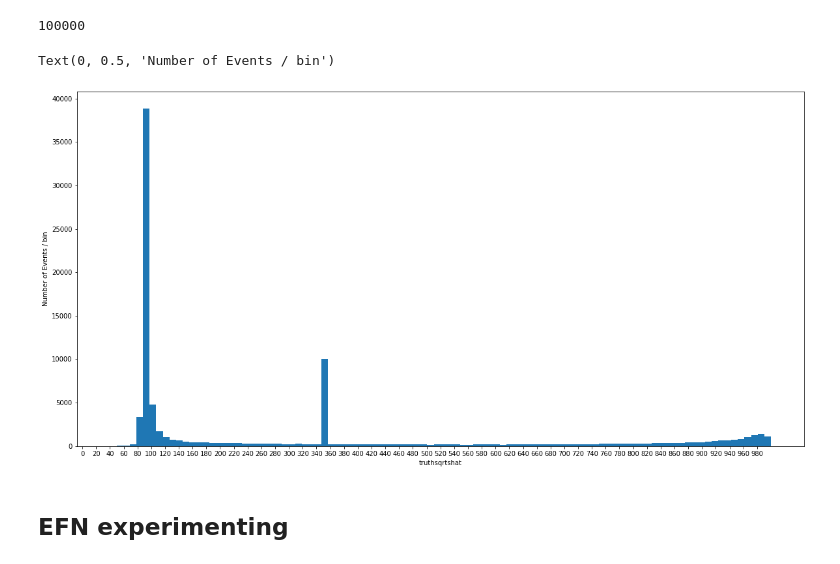
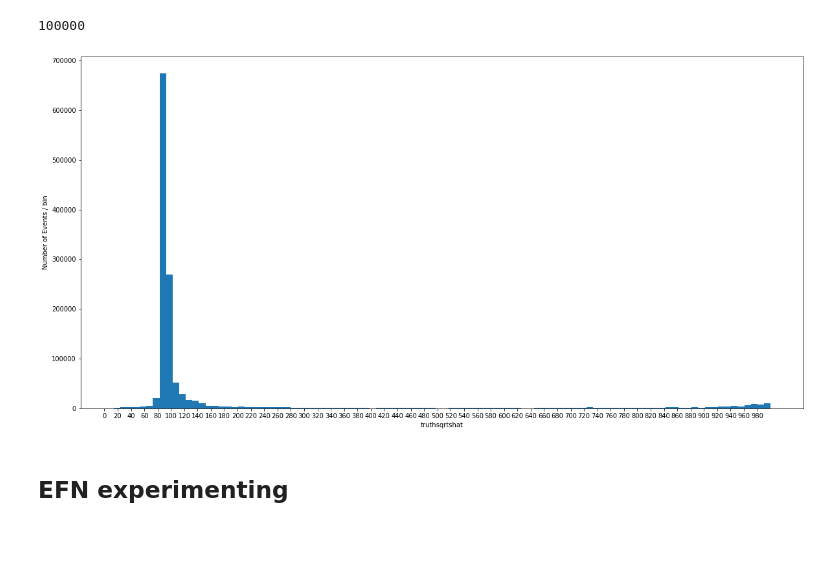
Before and after one commit to bnachman/ILCAnomalies, a Jupyter notebook: DataParser.ipynb, the cells around one changed output. Cells and saved outputs as stored; diff of their text form; code cells hidden in the pictures; blank space fills up the shorter version.

```diff
--- a/DataParser.ipynb
+++ b/DataParser.ipynb
@@ -6,6 +6,8 @@ import glob
 # %%
 bg_file_list = glob.glob("/data0/users/bpnachman/anomaly/bigger/processed_lhe*background.txt")
 signal_file_list = glob.glob("/data0/users/bpnachman/anomaly/bigger/processed_lhe*signal.txt")
+# %%
+big_bg_path = "/data0/users/bpnachman/anomaly/bigger/processed_background.txt"
 # %%
 bg_file_list
 # %% [output]
@@ -124,10 +126,8 @@ def parse_file(file_object):
         all_records.append(this_record)
     return all_records
 # %%
-bg_records = []
-for filename in bg_file_list:
-    file = open(filename)
-    bg_records += parse_file(file)
+file = open(big_bg_path)
+bg_records = parse_file(file)
 # %%
 len(bg_records)
 # %% [output]
@@ -142,9 +142,9 @@ len(sig_records)
 # %% [output]
 100000
 # %%
-for i in sig_records:
-    i['from_anomaly_data'] = True
+# for i in sig_records:
+#     i['from_anomaly_data'] = True
 # %%
-for i in bg_records:
-    i['from_anomaly_data'] = False
+# for i in bg_records:
+#     i['from_anomaly_data'] = False
 # %%
@@ -152,15 +152,15 @@ all_records = sig_records[:10000] + bg_records
 # %%
 plt.figure(figsize=(20,10))
-this_arr = np.array([i['truthsqrtshat'] for i in all_records])
+this_arr = np.array([i['truthsqrtshat'] for i in bg_records])
 plt.hist(this_arr, bins=100)
 #plt.hist(this_arr, bins=np.logspace(1.5,3,30))
 #plt.xscale('log')
 plt.xticks(range(0,1000,20))
 plt.xlabel("truthsqrtshat")
 plt.ylabel("Number of Events / bin")
+np.save('training_data/bg_truthsqrtshat', this_arr)
 # %% [output]
-Text(0, 0.5, 'Number of Events / bin')
-[figure, old version]
+[figure, new version]
 # %% [markdown]
 ## EFN experimenting
 # %% [markdown]
```
Also changed, not shown: parts of 57 cells of this notebook.
